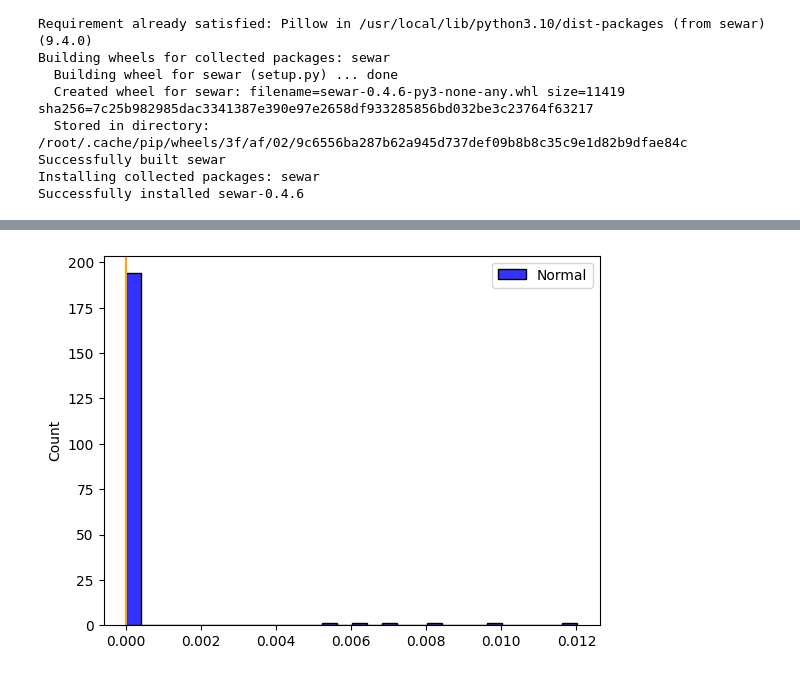
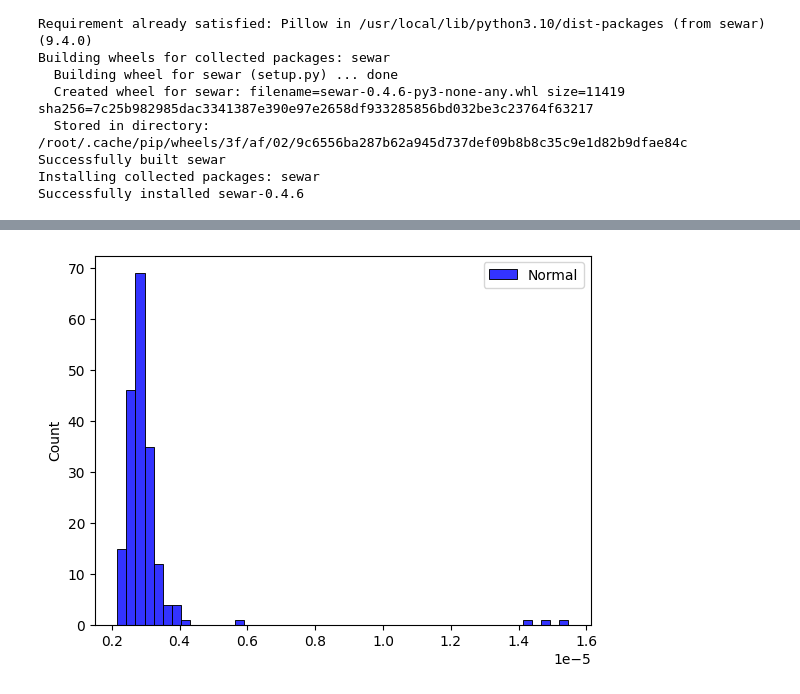
Before and after one commit to weso500/IOT-Anomaly-Detection, a Jupyter notebook: Initial_Second_Level_Learner.ipynb, the cells around one changed output, grey strips where cells are left out. Saved outputs shown, nothing was run; the diff lists cells and outputs as text; code cells hidden in the pictures.

```diff
--- a/Initial_Second_Level_Learner.ipynb
+++ b/Initial_Second_Level_Learner.ipynb
@@ -157,15 +157,35 @@ import numpy as np
 import matplotlib.pyplot as plt
 
 mse_values = [] # Create an empty list to store mse values
+mse_values_normal_plot = []
+mse_values_anomaly_plot = []
 prediction = []
+
+for i in range(190):
+  # Reshape to (1, 14) for single sample prediction
+  input_data = x_test.iloc[i].values.reshape(1, -1)
+  pred = autoencoder.predict(input_data)
+  rmse(pred, input_data)
+  mse_values_normal_plot.append(mse(pred, input_data))
+
+count = 190
+for i in range(10):
+  # Reshape to (1, 14) for single sample prediction
+  input_data = x_test.iloc[count].values.reshape(1, -1)
+  pred = autoencoder.predict(input_data)
+  rmse(pred, input_data)
+  mse_values_anomaly_plot.append(mse(pred, input_data))
+  count = count + 1
+
 
 for i in range(len(x_test)):
   # Reshape to (1, 14) for single sample prediction
   input_data = x_test.iloc[i].values.reshape(1, -1)
   pred = autoencoder.predict(input_data)
-  mse(pred, input_data)
+  rmse(pred, input_data)
   mse_values.append(mse(pred, input_data))
 
+norm = [float(i)/sum(mse_values) for i in mse_values]
 
 loss_threshold = np.percentile(mse_values, 95) # Calculate the threshold on the list of mse values
 print(f'The prediction loss threshold for 5% of outliers is {loss_threshold:.2f}')
@@ -180,10 +200,12 @@ for i in range(len(mse_values)): # Use range() to generate indices
     prediction.append(0)
 
 print(prediction)
+
 # Visualize the threshold using the list of mse values
-sns.histplot(mse_values, bins=30, alpha=0.8, color='blue', label='Normal')
-#sns.histplot(mse_values_anomaly, bins=30, alpha=0.8, color='red', label='Anomaly')
-plt.axvline(x=loss_threshold, color='orange')
+sns.histplot(mse_values_normal_plot, bins=50, alpha=0.8, color='blue', label='Normal')
+#sns.histplot(mse_values_anomaly_plot, bins=50, alpha=0.8, color='red', label='Anomaly')
+#plt.axvline(x=loss_threshold, color='orange')
+#plt.xlim([0.0, 0.0003])
 plt.legend()
 plt.show()
 # %% [output]
@@ -209,3 +230,3 @@ plt.show()
 The prediction loss threshold for 5% of outliers is 0.00
 [0, 0, 0, 0, 0, 0, 0, 0, 0, 0, 0, 0, 0, 0, 0, 0, 0, 0, 0, 0, 0, 0, 0, 0, 0, 0, 0, 0, 0, 0, 0, 0, 0, 0, 0, 0, 0, 0, 0, 0, 0, 0, 0, 0, 0, 0, 0, 0, 0, 0, 0, 0, 0, 0, 0, 0, 0, 0, 0, 0, 0, 0, 0, 0, 0, 0, 0 ...
-[figure, old version]
+[figure, new version]
```
Also changed, not shown: parts of 1 cell of this notebook.
